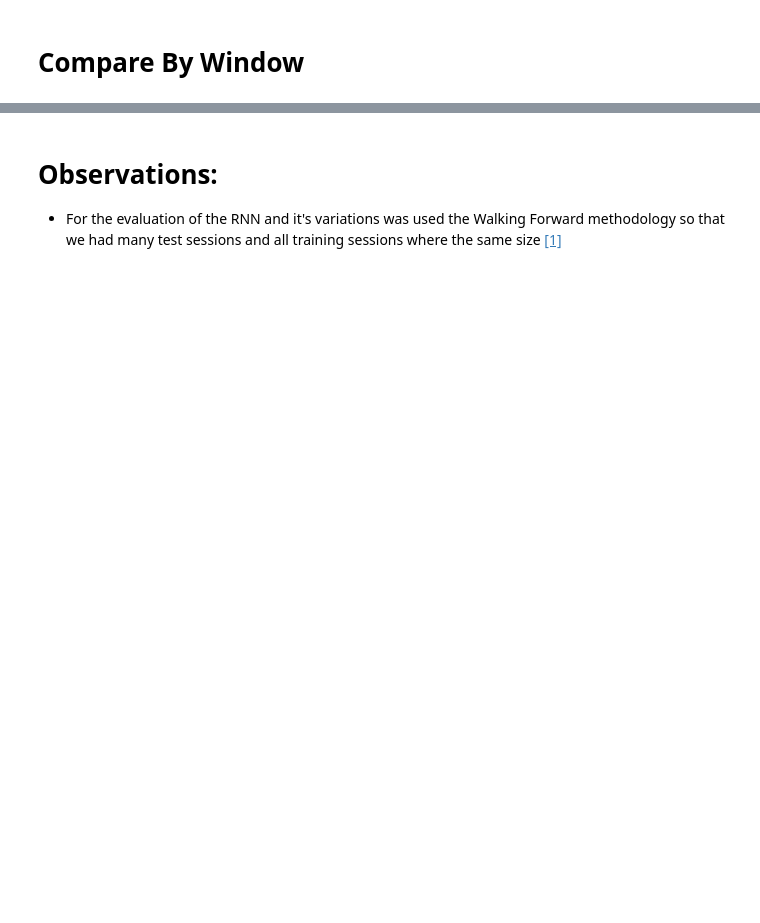
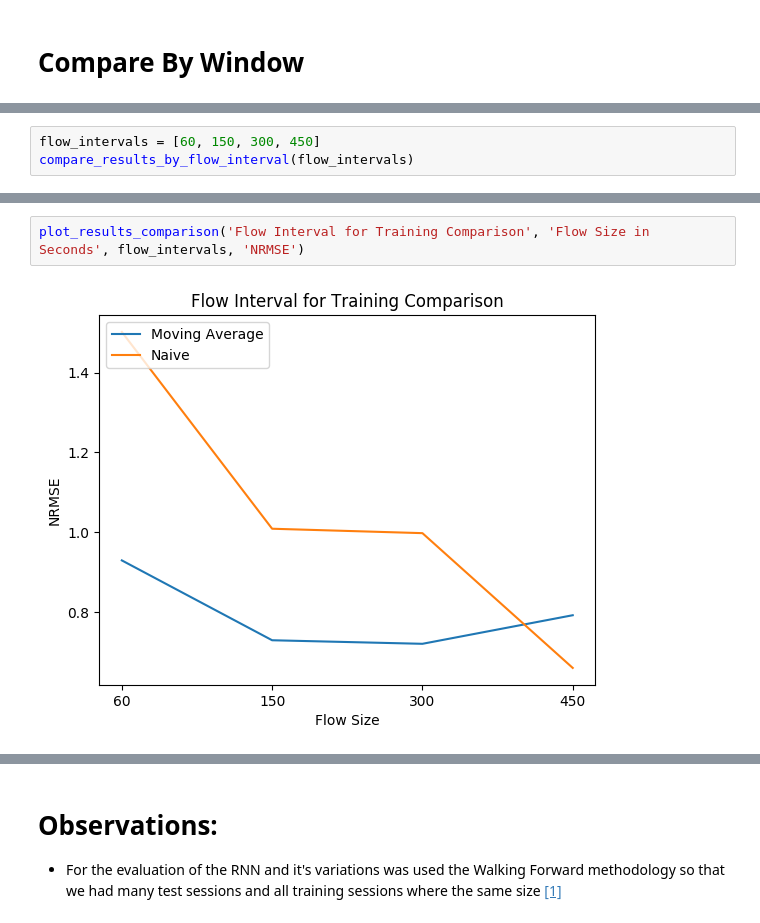
Before and after one commit to claudiosegala/traffic-flow-prediction, a Jupyter notebook: code/tcc.ipynb, the cells around one changed output, grey strips where cells are left out. Saved outputs shown, nothing was run; the diff lists cells and outputs as text; blank space fills up the shorter version.

```diff
--- a/code/tcc.ipynb
+++ b/code/tcc.ipynb
@@ -1205,0 +1302,3 @@ splitting_windows = [0.20, 0.30, 0.40, 0.50, 0.60, 0.70]
+# %%
+flow_intervals = [60, 150, 300, 450]
+compare_results_by_flow_interval(flow_intervals)
@@ -1205,0 +1314,4 @@ splitting_windows = [0.20, 0.30, 0.40, 0.50, 0.60, 0.70]
+# %%
+plot_results_comparison('Flow Interval for Training Comparison', 'Flow Size in Seconds', flow_intervals, 'NRMSE')
+# %% [output]
+[figure, added]
```
Also changed, not shown: parts of 60 cells of this notebook.
